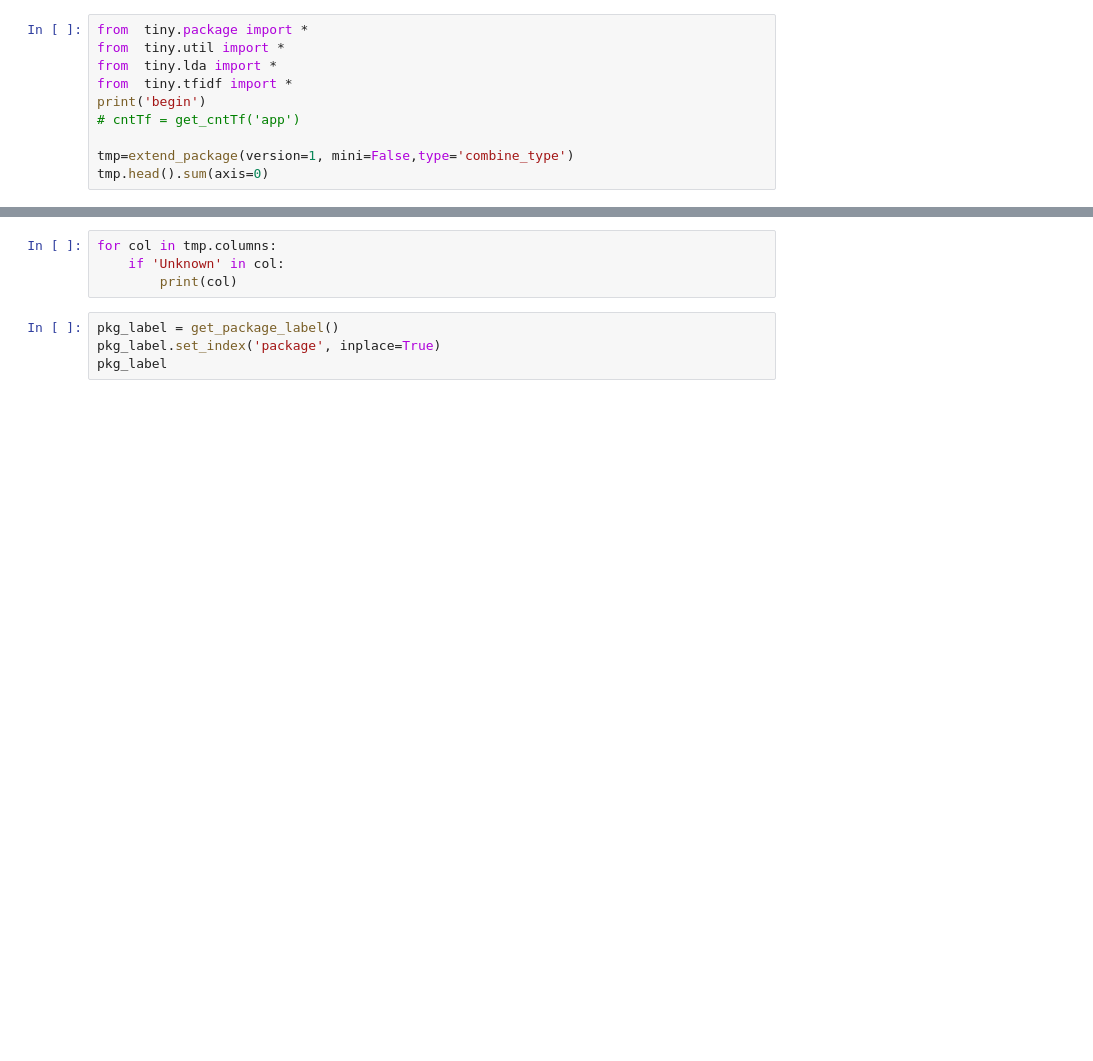
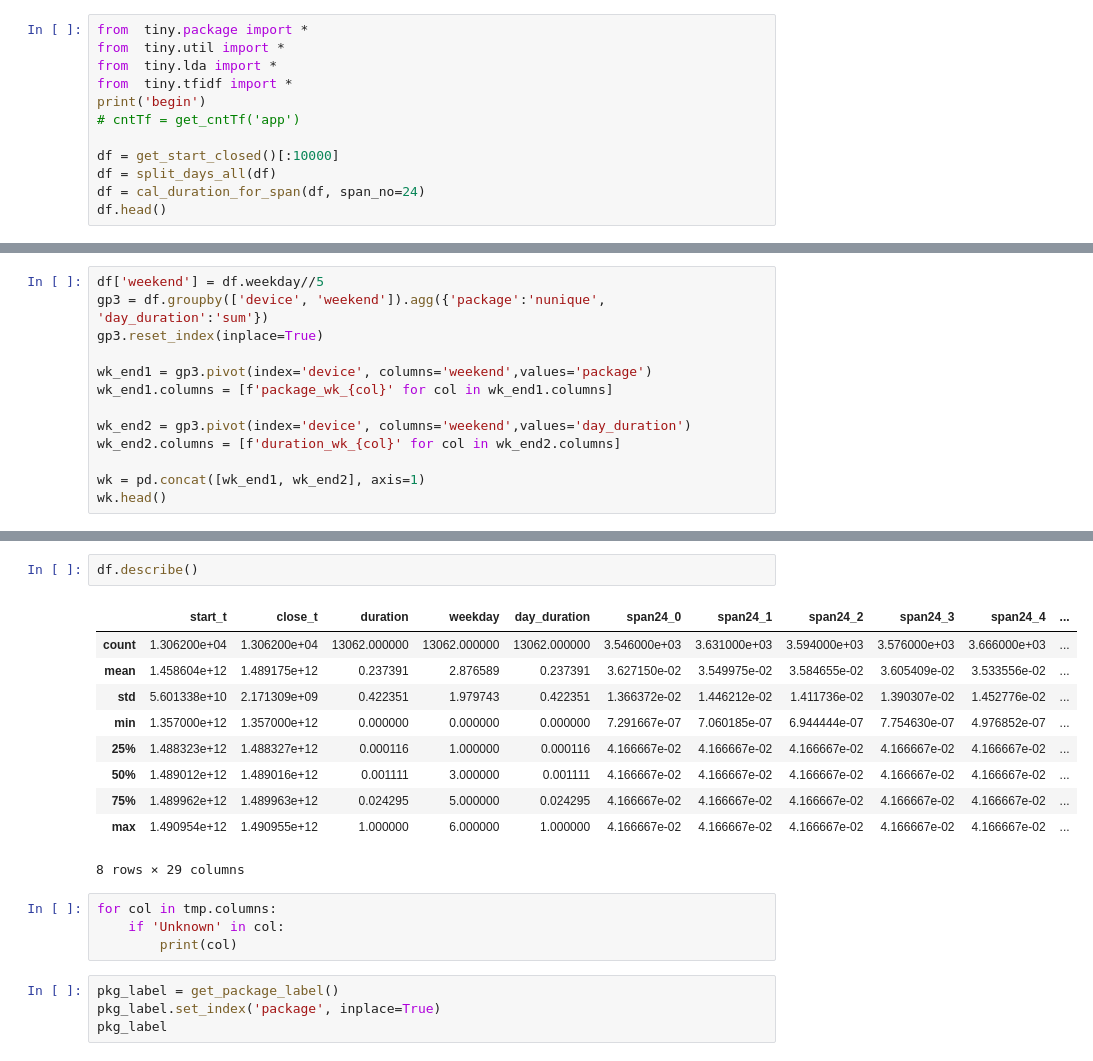
Before and after one commit to Flyfoxs/tinymind_sex_age, a Jupyter notebook: analysis.ipynb, the cells around one changed output, grey strips where cells are left out. Drawn from its saved outputs; the diff is of its cells as text; blank space fills up the shorter version.

```diff
--- a/analysis.ipynb
+++ b/analysis.ipynb
@@ -6,6 +6,8 @@ from  tiny.tfidf import *
 print('begin')
 # cntTf = get_cntTf('app')
 
-tmp=extend_package(version=1, mini=False,type='combine_type')
-tmp.head().sum(axis=0)
+df = get_start_closed()[:10000]
+df = split_days_all(df)
+df = cal_duration_for_span(df, span_no=24)
+df.head()
 # %% [output]
@@ -41,0 +70,13 @@ print(tmp.density)
+# %%
+df['weekend'] = df.weekday//5
+gp3 = df.groupby(['device', 'weekend']).agg({'package':'nunique', 'day_duration':'sum'})
+gp3.reset_index(inplace=True)
+
+wk_end1 = gp3.pivot(index='device', columns='weekend',values='package')
+wk_end1.columns = [f'package_wk_{col}' for col in wk_end1.columns]
+
+wk_end2 = gp3.pivot(index='device', columns='weekend',values='day_duration')
+wk_end2.columns = [f'duration_wk_{col}' for col in wk_end2.columns]
+
+wk = pd.concat([wk_end1, wk_end2], axis=1)
+wk.head()
@@ -42,3 +148,16 @@ print(tmp.density)
+# %%
+df.describe()
+# %% [output]
+|  | start_t | close_t | duration | weekday | day_duration | span24_0 | span24_1 | span24_2 | span24_3 | span24_4 | ... |
+| count | 1.306200e+04 | 1.306200e+04 | 13062.000000 | 13062.000000 | 13062.000000 | 3.546000e+03 | 3.631000e+03 | 3.594000e+03 | 3.576000e+03 | 3.666000e+03 | ... |
+| mean | 1.458604e+12 | 1.489175e+12 | 0.237391 | 2.876589 | 0.237391 | 3.627150e-02 | 3.549975e-02 | 3.584655e-02 | 3.605409e-02 | 3.533556e-02 | ... |
+| std | 5.601338e+10 | 2.171309e+09 | 0.422351 | 1.979743 | 0.422351 | 1.366372e-02 | 1.446212e-02 | 1.411736e-02 | 1.390307e-02 | 1.452776e-02 | ... |
+| min | 1.357000e+12 | 1.357000e+12 | 0.000000 | 0.000000 | 0.000000 | 7.291667e-07 | 7.060185e-07 | 6.944444e-07 | 7.754630e-07 | 4.976852e-07 | ... |
+| 25% | 1.488323e+12 | 1.488327e+12 | 0.000116 | 1.000000 | 0.000116 | 4.166667e-02 | 4.166667e-02 | 4.166667e-02 | 4.166667e-02 | 4.166667e-02 | ... |
+| 50% | 1.489012e+12 | 1.489016e+12 | 0.001111 | 3.000000 | 0.001111 | 4.166667e-02 | 4.166667e-02 | 4.166667e-02 | 4.166667e-02 | 4.166667e-02 | ... |
+| 75% | 1.489962e+12 | 1.489963e+12 | 0.024295 | 5.000000 | 0.024295 | 4.166667e-02 | 4.166667e-02 | 4.166667e-02 | 4.166667e-02 | 4.166667e-02 | ... |
+| max | 1.490954e+12 | 1.490955e+12 | 1.000000 | 6.000000 | 1.000000 | 4.166667e-02 | 4.166667e-02 | 4.166667e-02 | 4.166667e-02 | 4.166667e-02 | ... |
+8 rows × 29 columns
 # %%
 for col in tmp.columns:
     if 'Unknown' in col:
```
Also changed, not shown: parts of 6 cells of this notebook, 3 other files.
